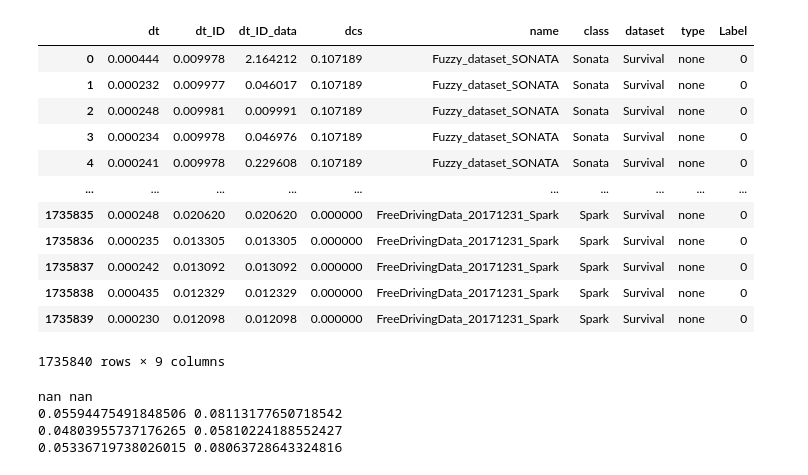
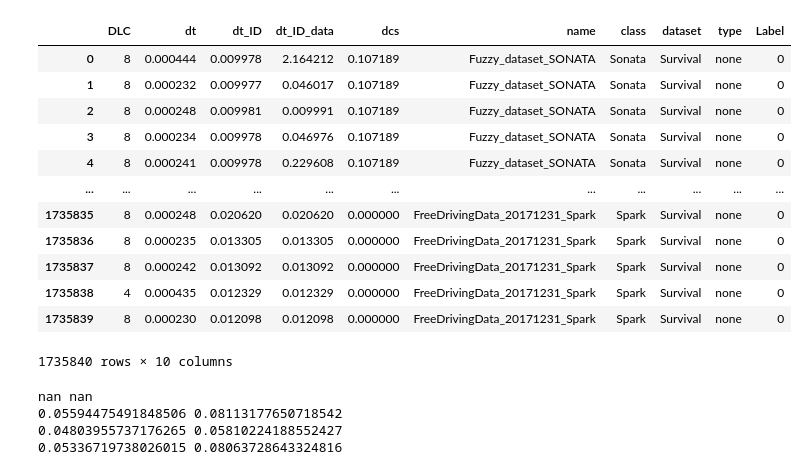
Before and after one commit to hampu5/ml-classify, a Jupyter notebook: ml_classify/rf-book.ipynb, the cells around one changed output. Cells and saved outputs as stored; diff of their text form; code cells hidden in the pictures.

```diff
--- a/ml_classify/rf-book.ipynb
+++ b/ml_classify/rf-book.ipynb
@@ -12,44 +12,44 @@ from imblearn.under_sampling import RandomUnderSampler
 # %%
 from compiledataset import load_dataset, compile_dataset
 
 PATH = "/home/hampus/miun/master_thesis/Datasets"
 
 datasets = {}
 
 # dataset: pd.DataFrame = load_dataset(PATH + "/ORNL", "data_a.csv")
 # dataset["remarks"] = "No DLC available"
 # datasets["ROAD"] = dataset.to_dict("records")
 
 dataset: pd.DataFrame = load_dataset(PATH + "/Survival", "data.csv")
 dataset["remarks"] = "-"
 datasets["Survival"] = dataset.to_dict("records")
 
 # dataset: pd.DataFrame = load_dataset(PATH + "/Hisingen", "data.csv")
 # dataset["remarks"] = "-"
 # datasets["Hisingen"] = dataset.to_dict("records")
 
 
 df = compile_dataset(datasets)
-df.drop(columns=["d0", "d1", "d2", "d3", "d4", "d5", "d6", "d7", "data", "ID", "DLC", "t"], inplace=True, errors="ignore")
+df.drop(columns=["d0", "d1", "d2", "d3", "d4", "d5", "d6", "d7", "data", "ID", "t"], inplace=True, errors="ignore")
 
 dataset = None # Release memory, as it isn't used for now
 datasets = None
 
 display(df)
 # %% [output]
-|  | dt | dt_ID | dt_ID_data | dcs | name | class | dataset | type | Label |
-| 0 | 0.000444 | 0.009978 | 2.164212 | 0.107189 | Fuzzy_dataset_SONATA | Sonata | Survival | none | 0 |
-| 1 | 0.000232 | 0.009977 | 0.046017 | 0.107189 | Fuzzy_dataset_SONATA | Sonata | Survival | none | 0 |
-| 2 | 0.000248 | 0.009981 | 0.009991 | 0.107189 | Fuzzy_dataset_SONATA | Sonata | Survival | none | 0 |
-| 3 | 0.000234 | 0.009978 | 0.046976 | 0.107189 | Fuzzy_dataset_SONATA | Sonata | Survival | none | 0 |
-| 4 | 0.000241 | 0.009978 | 0.229608 | 0.107189 | Fuzzy_dataset_SONATA | Sonata | Survival | none | 0 |
-| ... | ... | ... | ... | ... | ... | ... | ... | ... | ... |
-| 1735835 | 0.000248 | 0.020620 | 0.020620 | 0.000000 | FreeDrivingData_20171231_Spark | Spark | Survival | none | 0 |
-| 1735836 | 0.000235 | 0.013305 | 0.013305 | 0.000000 | FreeDrivingData_20171231_Spark | Spark | Survival | none | 0 |
-| 1735837 | 0.000242 | 0.013092 | 0.013092 | 0.000000 | FreeDrivingData_20171231_Spark | Spark | Survival | none | 0 |
-| 1735838 | 0.000435 | 0.012329 | 0.012329 | 0.000000 | FreeDrivingData_20171231_Spark | Spark | Survival | none | 0 |
-| 1735839 | 0.000230 | 0.012098 | 0.012098 | 0.000000 | FreeDrivingData_20171231_Spark | Spark | Survival | none | 0 |
+|  | DLC | dt | dt_ID | dt_ID_data | dcs | name | class | dataset | type | Label |
+| 0 | 8 | 0.000444 | 0.009978 | 2.164212 | 0.107189 | Fuzzy_dataset_SONATA | Sonata | Survival | none | 0 |
+| 1 | 8 | 0.000232 | 0.009977 | 0.046017 | 0.107189 | Fuzzy_dataset_SONATA | Sonata | Survival | none | 0 |
+| 2 | 8 | 0.000248 | 0.009981 | 0.009991 | 0.107189 | Fuzzy_dataset_SONATA | Sonata | Survival | none | 0 |
+| 3 | 8 | 0.000234 | 0.009978 | 0.046976 | 0.107189 | Fuzzy_dataset_SONATA | Sonata | Survival | none | 0 |
+| 4 | 8 | 0.000241 | 0.009978 | 0.229608 | 0.107189 | Fuzzy_dataset_SONATA | Sonata | Survival | none | 0 |
+| ... | ... | ... | ... | ... | ... | ... | ... | ... | ... | ... |
+| 1735835 | 8 | 0.000248 | 0.020620 | 0.020620 | 0.000000 | FreeDrivingData_20171231_Spark | Spark | Survival | none | 0 |
+| 1735836 | 8 | 0.000235 | 0.013305 | 0.013305 | 0.000000 | FreeDrivingData_20171231_Spark | Spark | Survival | none | 0 |
+| 1735837 | 8 | 0.000242 | 0.013092 | 0.013092 | 0.000000 | FreeDrivingData_20171231_Spark | Spark | Survival | none | 0 |
+| 1735838 | 4 | 0.000435 | 0.012329 | 0.012329 | 0.000000 | FreeDrivingData_20171231_Spark | Spark | Survival | none | 0 |
+| 1735839 | 8 | 0.000230 | 0.012098 | 0.012098 | 0.000000 | FreeDrivingData_20171231_Spark | Spark | Survival | none | 0 |
-1735840 rows × 9 columns
+1735840 rows × 10 columns
 # %%
 df = df.loc[df["type"] != "masq"]
 # df = df.loc[(df["type"] == "fuzz") | (df["type"] == "none")]
```
Also changed, not shown: parts of 3 cells of this notebook, 1 other file.
